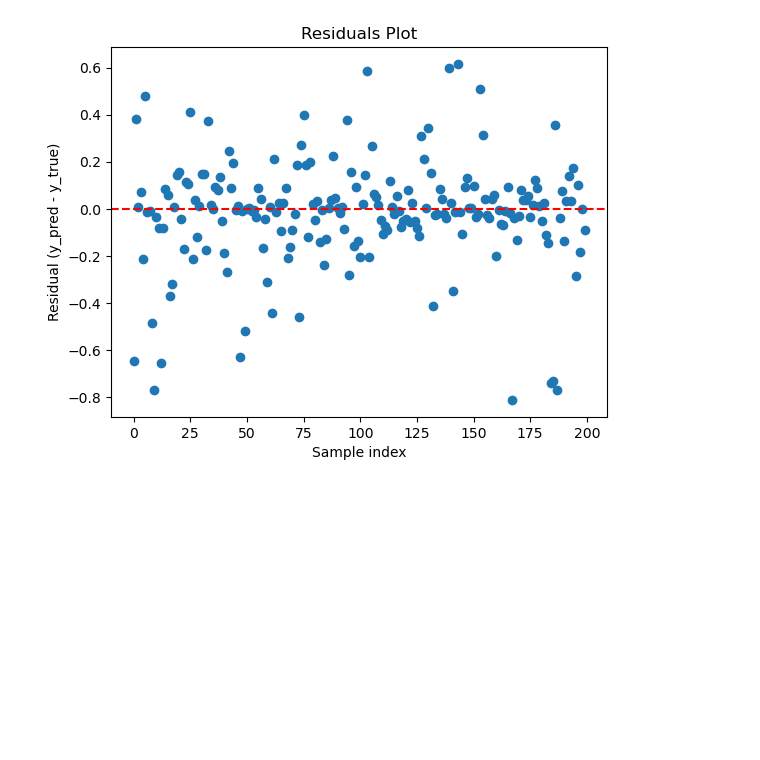
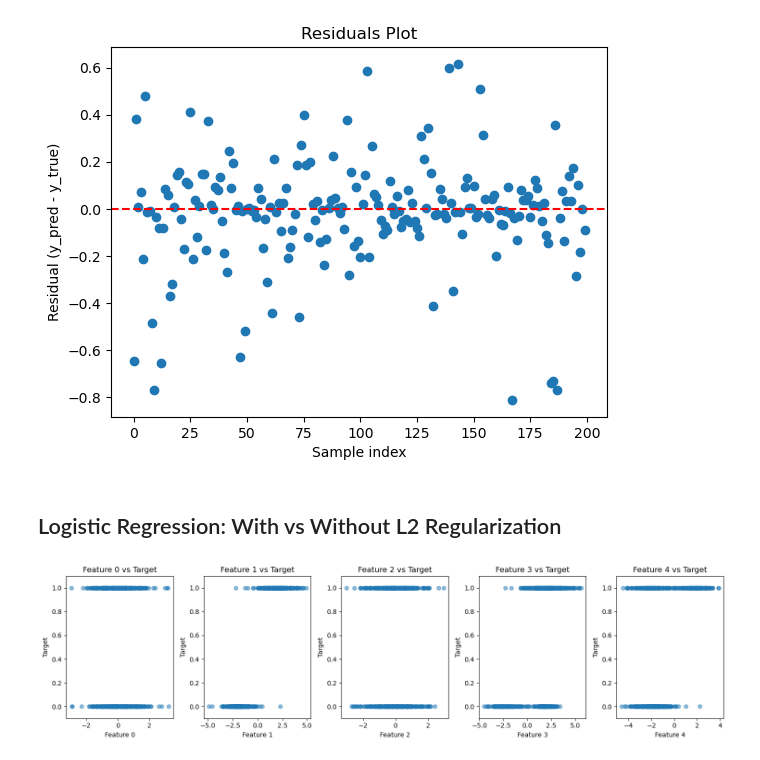
Before and after one commit to Proenca13/AI_Logistic-Linear_Regression, a Jupyter notebook: model_validation.ipynb, the cells around one changed output. Cells and saved outputs as stored; diff of their text form; code cells hidden in the pictures; blank space fills up the shorter version.

Commit message:
Logistic Regression: With vs Without L2 Regularization

```diff
--- a/model_validation.ipynb
+++ b/model_validation.ipynb
@@ -615,3 +615,52 @@ plt.title("Residuals Plot")
 plt.show()
 # %% [output]
 [figure]
+# %% [markdown]
+## Logistic Regression: With vs Without L2 Regularization
+# %%
+# Dataset 1: Easy (minimal difference)
+
+X_easy, y_easy = make_classification(
+    n_samples=500,
+    n_features=5,
+    n_informative=3,
+    n_redundant=0,
+    n_repeated=0,
+    n_classes=2,
+    flip_y=0.01,
+    class_sep=2.0,
+    random_state=42
+)
+
+
+# Dataset 2: Challenging (noticeable difference)
+
+X_chall, y_chall = make_classification(
+    n_samples=500,
+    n_features=20,       # many features
+    n_informative=10,    # half informative
+    n_redundant=5,       # some redundant features
+    n_repeated=0,
+    n_classes=2,
+    flip_y=0.2,          # more label noise
+    class_sep=0.5,       # classes overlap more
+    random_state=42
+)
+# %%
+n_features = X_easy.shape[1]
+
+plt.figure(figsize=(15, 4))
+
+for i in range(n_features):
+    plt.subplot(1, n_features, i+1)
+
+    plt.scatter(X_easy[:, i], y_easy, alpha=0.5)
+    plt.xlabel(f"Feature {i}")
+    plt.ylabel("Target")
+    plt.title(f"Feature {i} vs Target")
+    plt.ylim(-0.1, 1.1)
+
+plt.tight_layout()
+plt.show()
+# %% [output]
+[figure, added]
```
Also changed, not shown: parts of 9 cells of this notebook.
